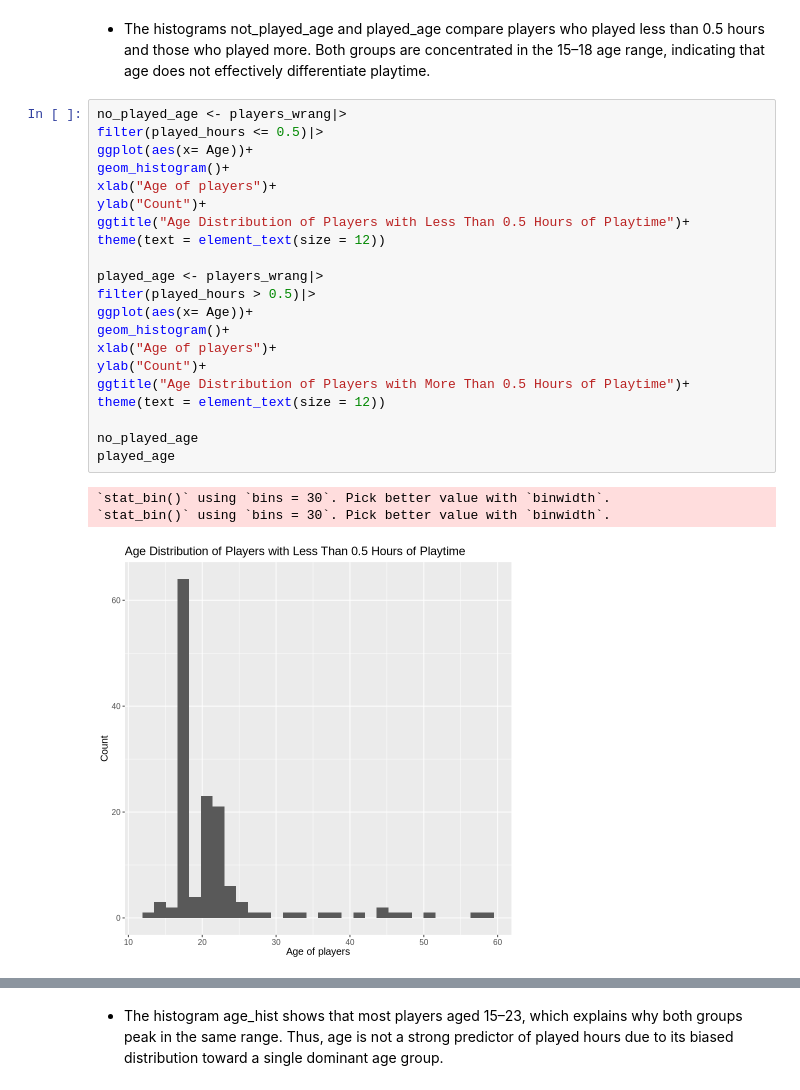
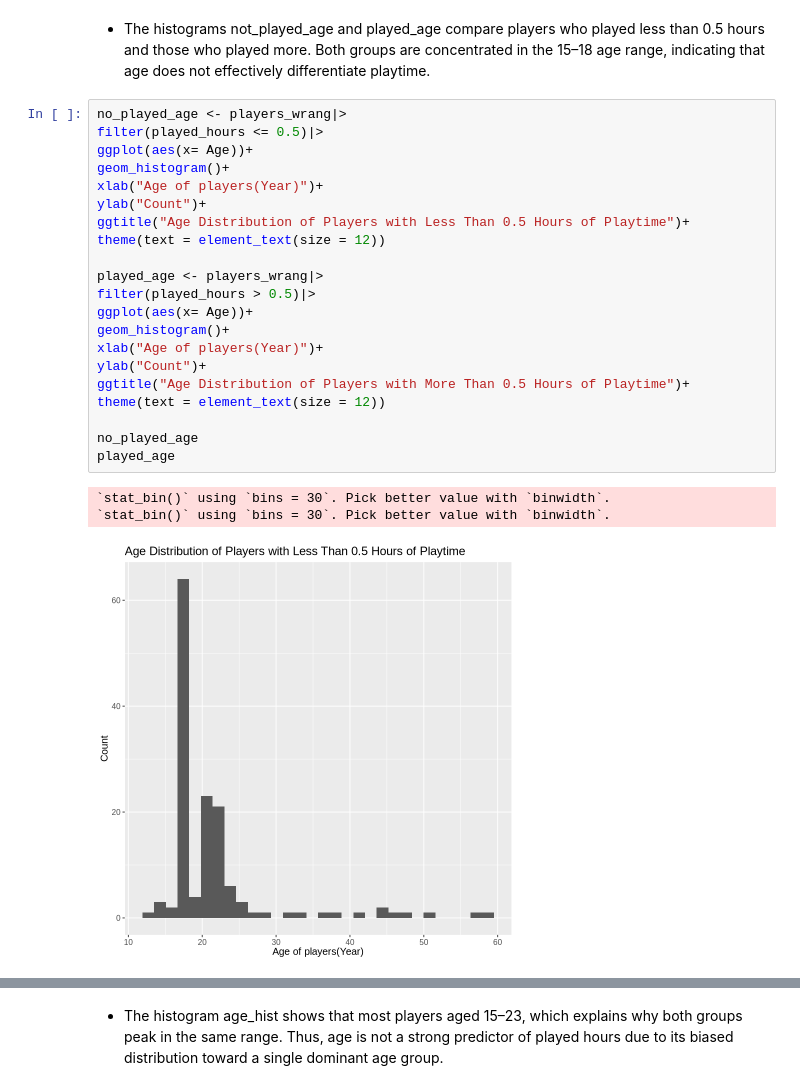
Before and after one commit to iriszovo/dsci-project, a Jupyter notebook: Individual project.ipynb, the cells around one changed output, grey strips where cells are left out. Cells and saved outputs as stored; diff of their text form.

Commit message:
Add missing units
add missing units on plots

```diff
--- a/Individual project.ipynb
+++ b/Individual project.ipynb
@@ -230,25 +212,25 @@ Warning message:
 # %%
 no_played_age <- players_wrang|>
 filter(played_hours <= 0.5)|>
 ggplot(aes(x= Age))+
 geom_histogram()+
-xlab("Age of players")+
+xlab("Age of players(Year)")+
 ylab("Count")+
 ggtitle("Age Distribution of Players with Less Than 0.5 Hours of Playtime")+
 theme(text = element_text(size = 12))
 
 played_age <- players_wrang|>
 filter(played_hours > 0.5)|>
 ggplot(aes(x= Age))+
 geom_histogram()+
-xlab("Age of players")+
+xlab("Age of players(Year)")+
 ylab("Count")+
 ggtitle("Age Distribution of Players with More Than 0.5 Hours of Playtime")+
 theme(text = element_text(size = 12))
 
 no_played_age
 played_age
 # %% [output]
 `stat_bin()` using `bins = 30`. Pick better value with `binwidth`.
 `stat_bin()` using `bins = 30`. Pick better value with `binwidth`.
-[figure, old version]
+[figure, new version]
```
Also changed, not shown: parts of 2 cells of this notebook.
